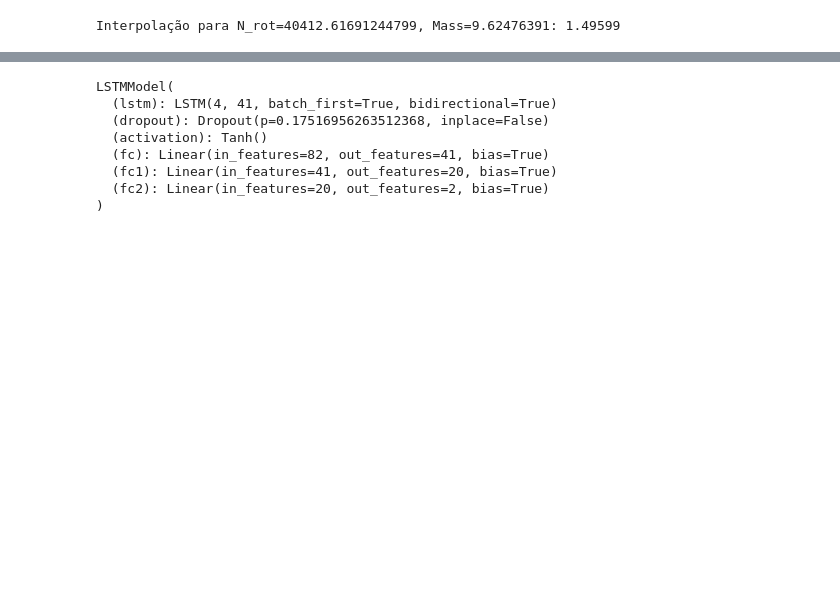
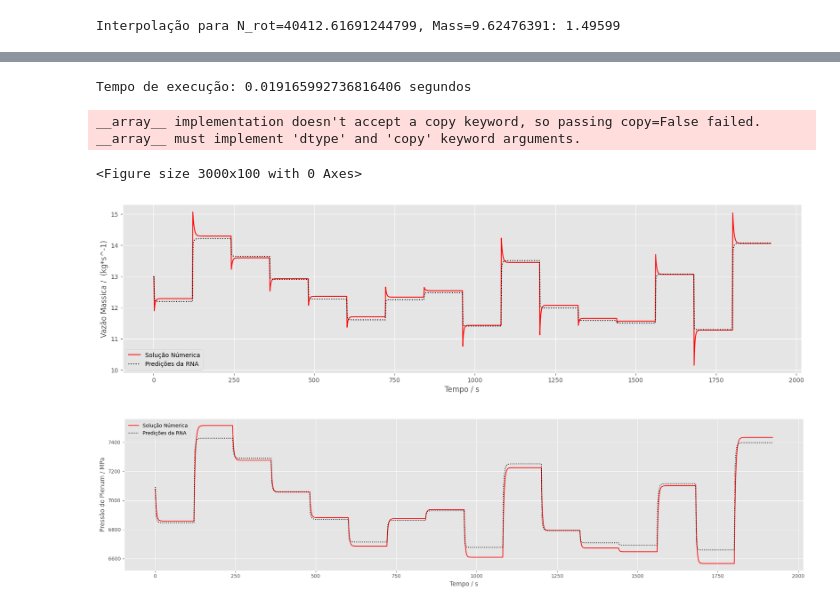
Before and after one commit to Santosfabio19/PRH-1, a Jupyter notebook: Greitzer_Model/PRH_1_torch.ipynb, the cells around one changed output, grey strips where cells are left out. Cells and saved outputs as stored; diff of their text form; code cells hidden in the pictures; blank space fills up the shorter version.

```diff
--- a/Greitzer_Model/PRH_1_torch.ipynb
+++ b/Greitzer_Model/PRH_1_torch.ipynb
@@ -528,20 +534,55 @@ plt.show()
-# %%
-# Carregar o melhor modelo salvo
-
-model.load_state_dict(best_model)
-tempos = []
-
-# Avaliação final com o conjunto de teste
-model.eval()
-# %% [output]
-LSTMModel(
-  (lstm): LSTM(4, 41, batch_first=True, bidirectional=True)
-  (dropout): Dropout(p=0.17516956263512368, inplace=False)
-  (activation): Tanh()
-  (fc): Linear(in_features=82, out_features=41, bias=True)
-  (fc1): Linear(in_features=41, out_features=20, bias=True)
-  (fc2): Linear(in_features=20, out_features=2, bias=True)
-)
+# %%
+# Carregar o melhor modelo salvo
+
+
+model.load_state_dict(best_model)
+tempos = []
+# Avaliação final com o conjunto de teste
+model.eval()
+mse = nn.MSELoss()
+
+with torch.no_grad():
+    start = time.time()
+    y_test_pred = model(X_test_tensor)
+    end = time.time()
+    print(f"Tempo de execução: {end - start} segundos")
+    test_loss = mse(y_test_pred, y_test_tensor)
+
+
+y_test_pred_original = des_normalize(y_test_ref, y_test_pred)
+y_test_original = des_normalize(y_test_ref,y_test)
+
+plt.figure(figsize=(30, 1))
+
+# Plot para M (Mass Flow Rate)
+plt.figure(figsize=(20, 5))
+plt.plot(y_test_original[:, 0], label="Solução Númerica", color="red")
+plt.plot(y_test_pred_original[:, 0], ":", label="Predições da RNA", color="black")
+plt.xlabel('Tempo / s')
+plt.ylabel('Vazão Massica /  (kg*s^-1)')
+#plt.title('Comparação entre M real e predito')
+plt.legend()
+plt.grid(True)
+
+# Plot para P_p (Plenum Pressure)
+plt.figure(figsize=(20, 5))
+plt.plot(y_test_original[:, 1], label="Solução Númerica", color="red")
+plt.plot(y_test_pred_original[:, 1], ":", label="Predições da RNA", color="black")
+plt.xlabel('Tempo / s')
+plt.ylabel('Pressão do Plenum / MPa')
+#lt.title('Comparação entre P_p real e predito')
+plt.legend()
+plt.grid(True)
+
+# Ajustar o layout e mostrar o gráfico
+plt.tight_layout()
+plt.show()
+# %% [output]
+Tempo de execução: 0.019165992736816406 segundos
+__array__ implementation doesn't accept a copy keyword, so passing copy=False failed. __array__ must implement 'dtype' and 'copy' keyword arguments.
+<Figure size 3000x100 with 0 Axes>
+[figure, added]
+[figure, added]
 # %%
 
 with torch.no_grad():
```
Also changed, not shown: parts of 21 cells of this notebook.
